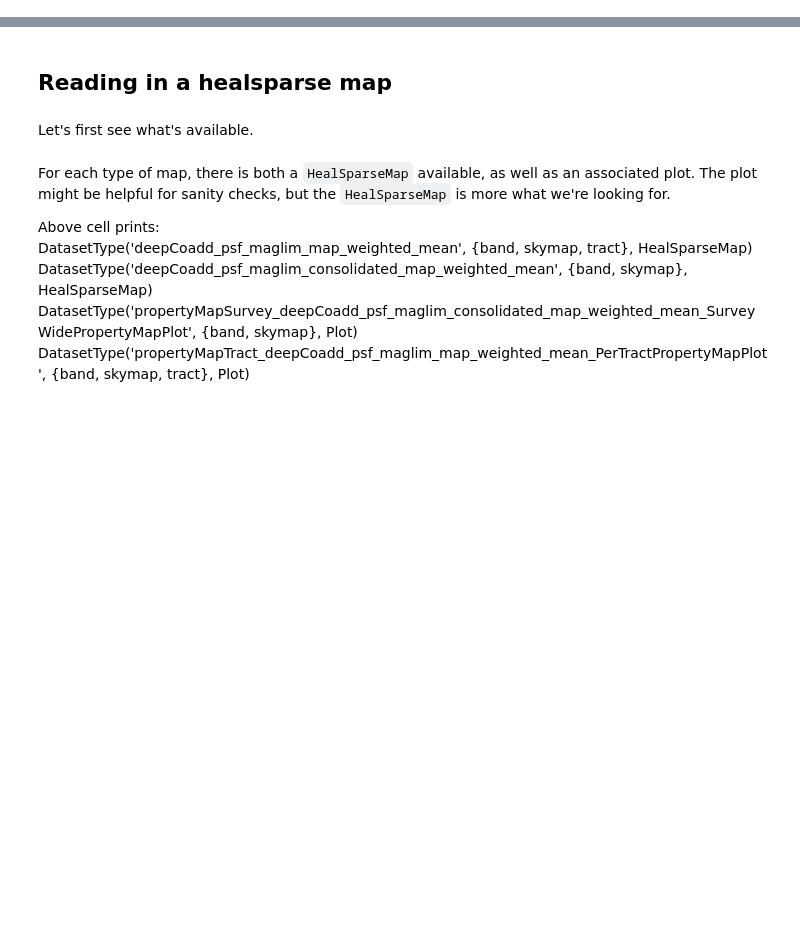
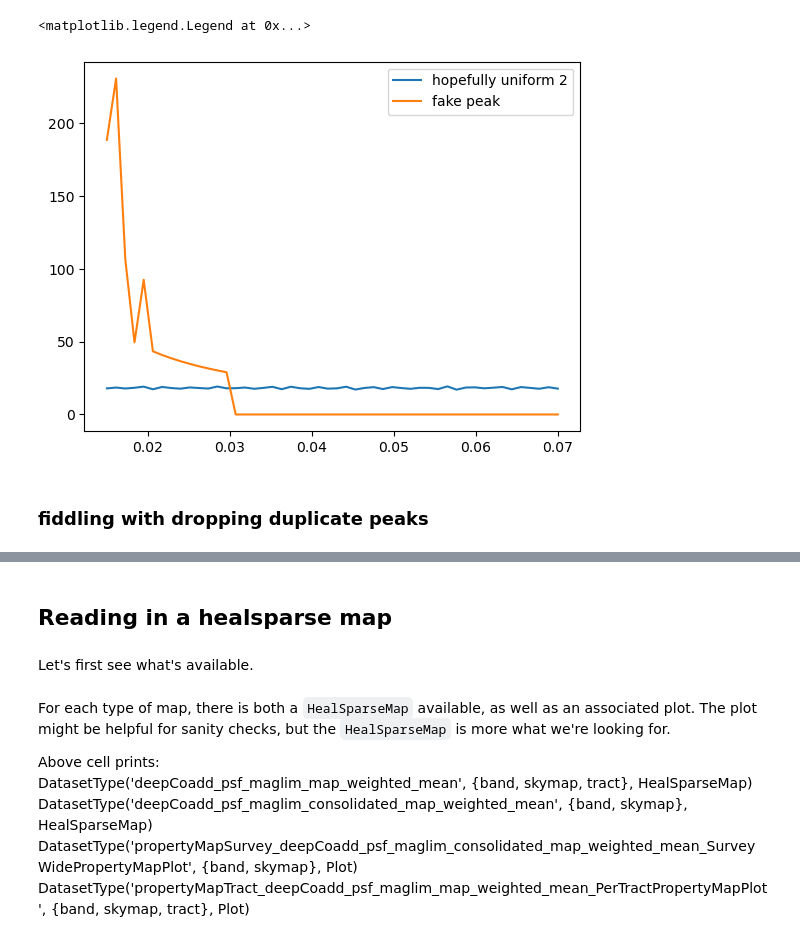
Before and after one commit to LSSTDESC/ufd_alfred, a Jupyter notebook: exploration.ipynb, the cells around one changed output, grey strips where cells are left out. Drawn from its saved outputs; the diff is of its cells as text; code cells hidden in the pictures; blank space fills up the shorter version.

```diff
--- a/exploration.ipynb
+++ b/exploration.ipynb
@@ -46,3 +76,21 @@ print(t)
+# %%
+density_uniform = np.array(density_uniform)
+unif_area2 = np.mean(density_uniform)*(radii[-1]-radii[0])
+norm_unif2 = density_uniform/unif_area2
+
+density_peak = np.array(density_peak)
+peak_area = np.trapezoid(density_peak, x=radii)
+norm_peak = density_peak/peak_area
+# %%
+#plt.plot(radii, norm_unif, label='hopefully uniform')
+plt.plot(radii, norm_unif2, label='hopefully uniform 2')
+plt.plot(radii, norm_peak, label='fake peak')
+plt.legend()
+# %% [output]
+<matplotlib.legend.Legend at 0x...>
+[figure, added]
+# %% [markdown]
+### fiddling with dropping duplicate peaks
 # %%
 from alfred import DataObjects
 
```
Also changed, not shown: parts of 13 cells of this notebook, 5 other files.
